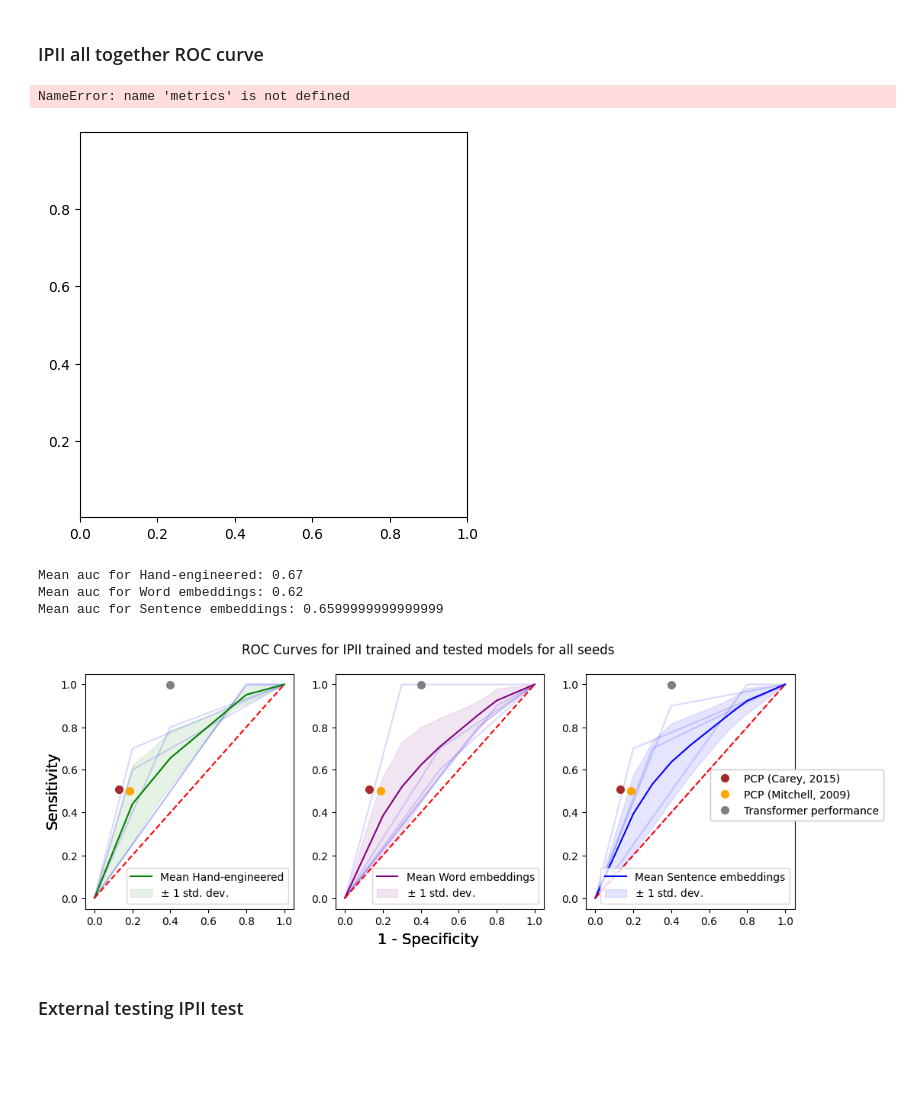
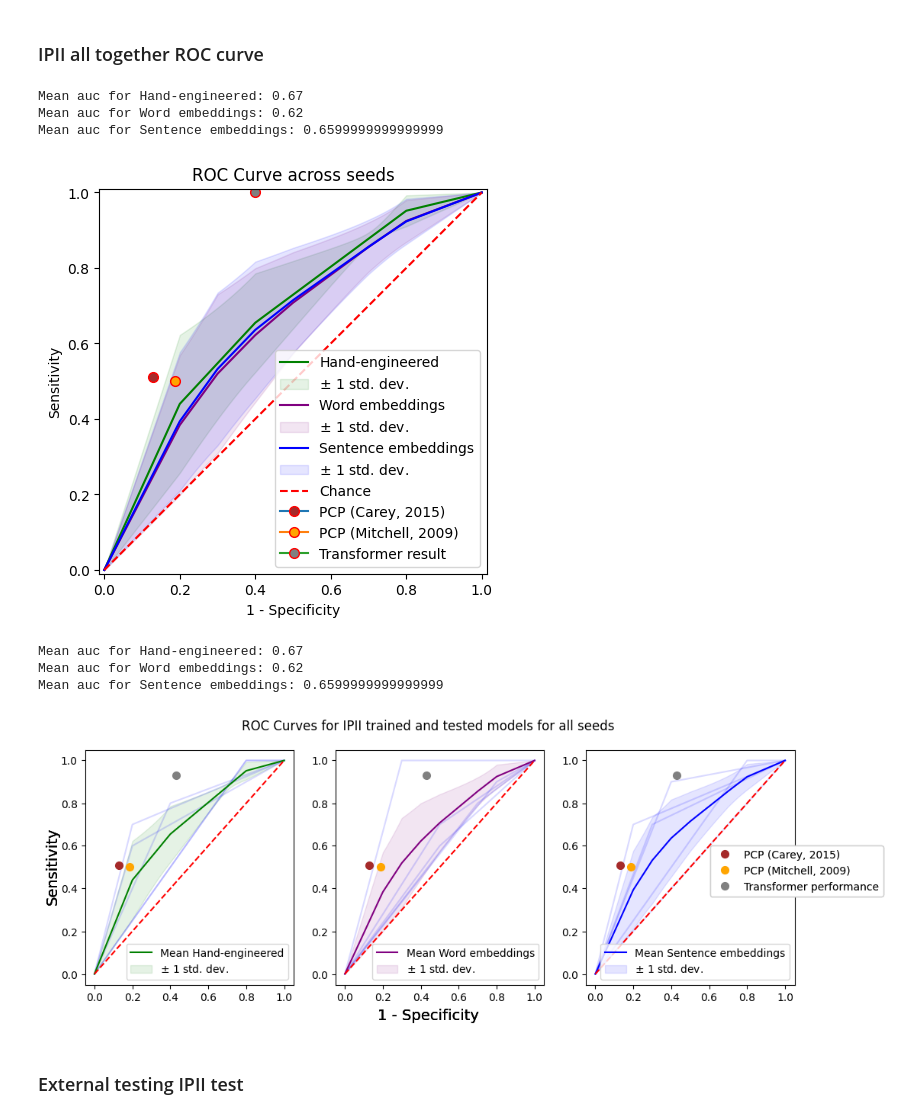
Before and after one commit to sofieditmer/depression_detection, a Jupyter notebook: jupiter_notebooks/Interpret_results_task_angle.ipynb, the cells around one changed output. Cells and saved outputs as stored; diff of their text form; code cells hidden in the pictures; blank space fills up the shorter version.

```diff
--- a/jupiter_notebooks/Interpret_results_task_angle.ipynb
+++ b/jupiter_notebooks/Interpret_results_task_angle.ipynb
@@ -130,10 +130,12 @@ df_all_tri = pd.DataFrame(columns = ["ID", "Diagnosis", "Data type", "True label
 df_all_auto =  pd.DataFrame(columns = ["ID", "Diagnosis", "Data type", "True label", "Prediction_lowlevel", "Prediction_word_embeddings", "Prediction_sentence_embeddings", "Triangle_lowlevel_predictions", "Triangle_word_predictions","Triangle_sentence_predictions", "seed", "index"])
 
 for seed in seeds:
+    '''
     if seed == 1:
         triangle_data, autobiographical_data, chronic_data, first_episode_data = prepare_data_xgboost_transformer(seed=5, text_features_path="../data/features/text_features.csv")
     else:
-        triangle_data, autobiographical_data, chronic_data, first_episode_data = prepare_data_xgboost_transformer(seed=seed, text_features_path="../data/features/text_features.csv")
+    '''
+    triangle_data, autobiographical_data, chronic_data, first_episode_data = prepare_data_xgboost_transformer(seed=seed, text_features_path="../data/features/text_features.csv")
 
     # split datasets into train and test (in order to have a held-out test set)
     X_train_auto, X_test_auto, y_train_auto, y_test_auto = make_train_test_split_xgboost(data=autobiographical_data,
@@ -414,8 +414,10 @@ plt.xlabel('1 - Specificity')
 plt.title("ROC Curve across seeds")
 plt.show()
 # %% [output]
-NameError: name 'metrics' is not defined
+Mean auc for Hand-engineered: 0.67
+Mean auc for Word embeddings: 0.62
+Mean auc for Sentence embeddings: 0.6599999999999999
-[figure, old version]
+[figure, new version]
 # %%
 from matplotlib.pyplot import cm
 fig, axs = plt.subplots(1, 3, figsize=(12, 4))
@@ -480,35 +482,35 @@ for features in feature_list:
     # GP
     point_carey = (1-0.87, 0.51)
     point_mitchell = (1-0.813, 0.501)
-    point_trans = (1-0.6, 1)
+    point_trans = (1-0.57, 0.93)
 
     axs[count].plot([0, 1], [0, 1],'r--')
     axs[count].legend()
 
 
     #axs.xlim([-0.01, 1.01])
     #axs[count].ylim([-0.01, 1.01])
     #fig.ylabel('Sensitivity')
     #axs[count].xlabel('1 - Specificity')
     #axs[count].title("ROC Curve across seeds")
     #axs[count].show()
 
     axs[count].plot(point_carey[0], point_carey[1], marker="o", markersize=7, markerfacecolor="brown", markeredgecolor="brown", label = "PCP (Carey, 2015)", linestyle="None")
     axs[count].plot(point_mitchell[0], point_mitchell[1], marker="o", markersize=7, markerfacecolor="orange", markeredgecolor="orange", label = "PCP (Mitchell, 2009)", linestyle="None")
     axs[count].plot(point_trans[0], point_trans[1], marker="o", markersize=7, markeredgecolor="grey", markerfacecolor="grey",  label = "Transformer performance", linestyle="None")
     handles, labels = axs[count].get_legend_handles_labels()
     fig.legend(handles[2:5], labels[2:5], loc='right')
 
     # Set common labels
     fig.text(0.5, 0.01, '1 - Specificity', ha='center', va='center', size = 14)
     fig.text(0.09, 0.5, 'Sensitivity', ha='center', va='center', rotation='vertical', size = 14)
 
     count = count + 1
 # %% [output]
 Mean auc for Hand-engineered: 0.67
 Mean auc for Word embeddings: 0.62
 Mean auc for Sentence embeddings: 0.6599999999999999
-[figure, old version]
+[figure, new version]
 # %% [markdown]
 ### External testing IPII test
 # %%
```
Also changed, not shown: parts of 37 cells of this notebook, 50 other files.
